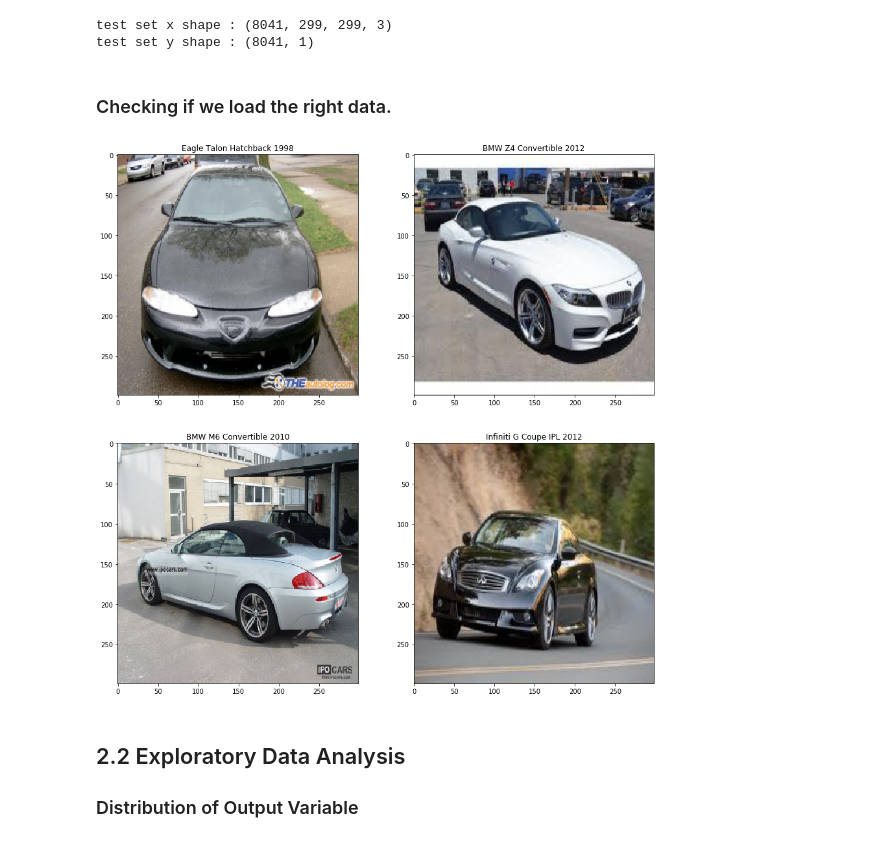
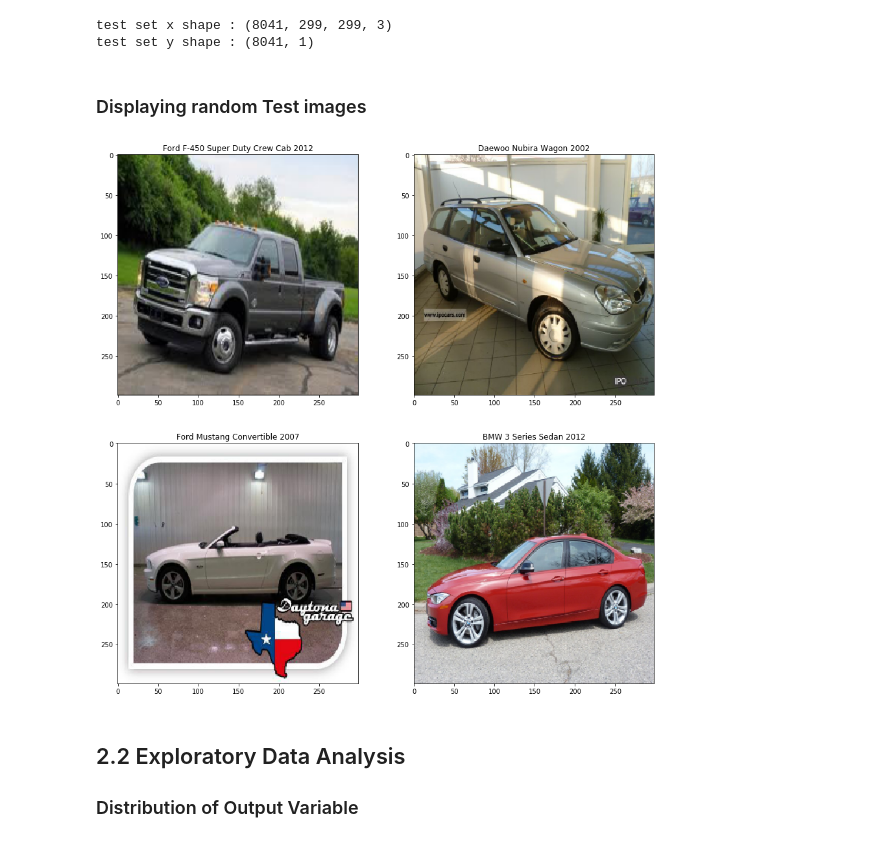
Before and after one commit to faizmisman/Grab-AI-challenge, a Jupyter notebook: Stacked_ensemble_model.ipynb, the cells around one changed output. Drawn from its saved outputs; the diff is of its cells as text; code cells hidden in the pictures.

```diff
--- a/Stacked_ensemble_model.ipynb
+++ b/Stacked_ensemble_model.ipynb
@@ -234,26 +236,13 @@ print("test set y shape :", y_imgs1.shape)
 # %% [output]
 test set x shape : (8041, 299, 299, 3)
 test set y shape : (8041, 1)
-# %% [markdown]
-### Checking if we load the right data.
-# %%
-test_sample = x_imgs1.shape[0]
-rand1= np.random.randint(0,test_sample,4)
-
-fig1=plt.figure(figsize=(15, 15))
-columns = 2
-rows = 2
-for i in range(1, columns*rows +1):
-    r = rand1[i-1]
-    img1 = x_imgs1[r]
-    cla_name1 = df_test['class_name'][r]
-    fig1.add_subplot(rows, columns, i)
-    plt.title(cla_name1)
-    plt.imshow(img1)
-
-plt.show()
-# %% [output]
-[figure, removed]
+# %% [markdown]
+### Displaying random Test images
+# %%
+len_test = x_imgs1.shape[0]
+get_images(len_test, df_test, x_imgs1)
+# %% [output]
+[figure, added]
 # %% [markdown]
 ## 2.2 Exploratory Data Analysis
 
```
Also changed, not shown: parts of 42 cells of this notebook.
